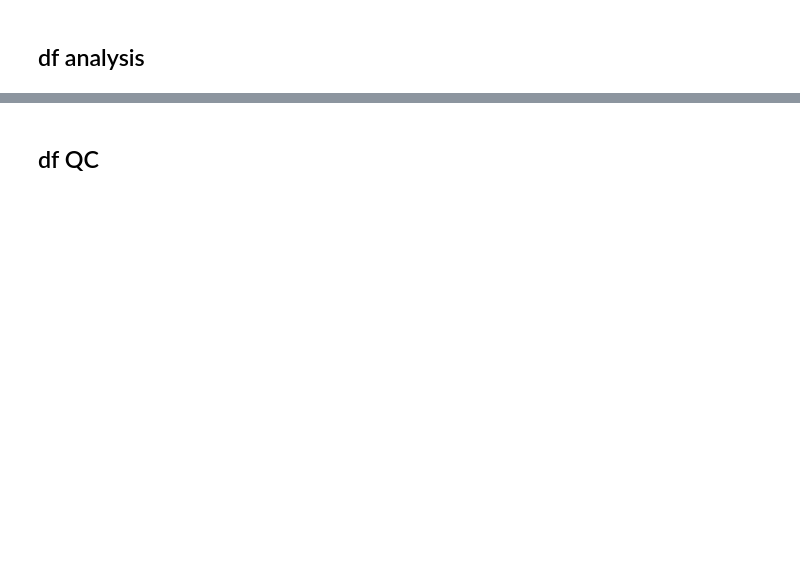
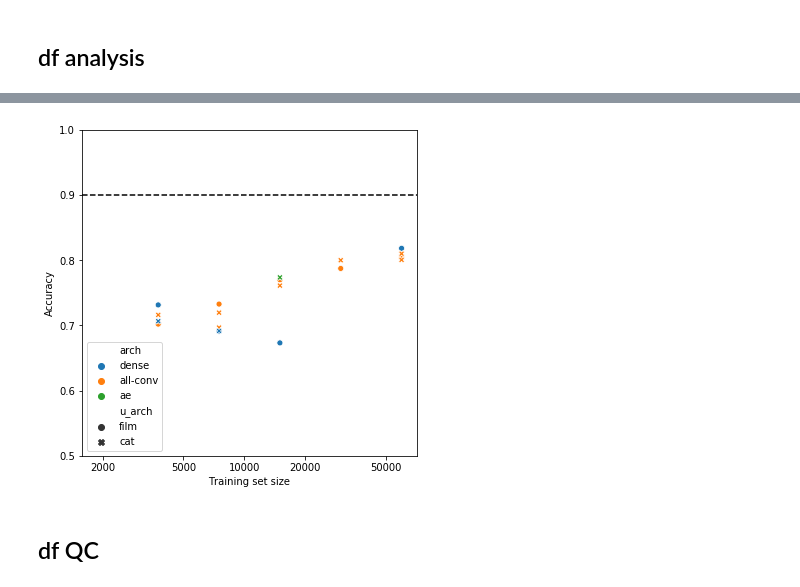
Before and after one commit to clintonjwang/conditional_nets, a Jupyter notebook: scratchpad.ipynb, the cells around one changed output, grey strips where cells are left out. Saved outputs shown, nothing was run; the diff lists cells and outputs as text; code cells hidden in the pictures; blank space fills up the shorter version.

```diff
--- a/scratchpad.ipynb
+++ b/scratchpad.ipynb
@@ -155,3 +103,19 @@ WARNING:matplotlib.legend:No handles with labels found to put in legend.
+# %%
+df_sub = df[(df['dataset'] == 'fmnist') & (df['nU'] == 10) & (df['noise_p'] == 0.1)]
+x_filt = [60000//2**n for n in range(6)]
+df_sub = df_sub[df_sub['N_train'].isin(x_filt)]
+
+plt.figure(figsize=(6,6))
+plt.axhline(y=df_sub['true_est_acc'][0], linestyle='--', color='k')
+df_sub['lnN_train'] = np.log(df_sub['N_train'])
+sns.scatterplot(x='lnN_train', y='acc', data=df_sub, hue='arch', style='u_arch')
+plt.xlabel('Training set size')
+plt.ylabel('Accuracy')
+plt.ylim(.5,1)
+x_dom = [2000, 5000, 10000, 20000, 50000]
+plt.xticks(np.log(x_dom), x_dom);
+# %% [output]
+[figure, added]
 # %% [markdown]
 ## df QC
 # %%
```
Also changed, not shown: parts of 25 cells of this notebook, 5 other files.
